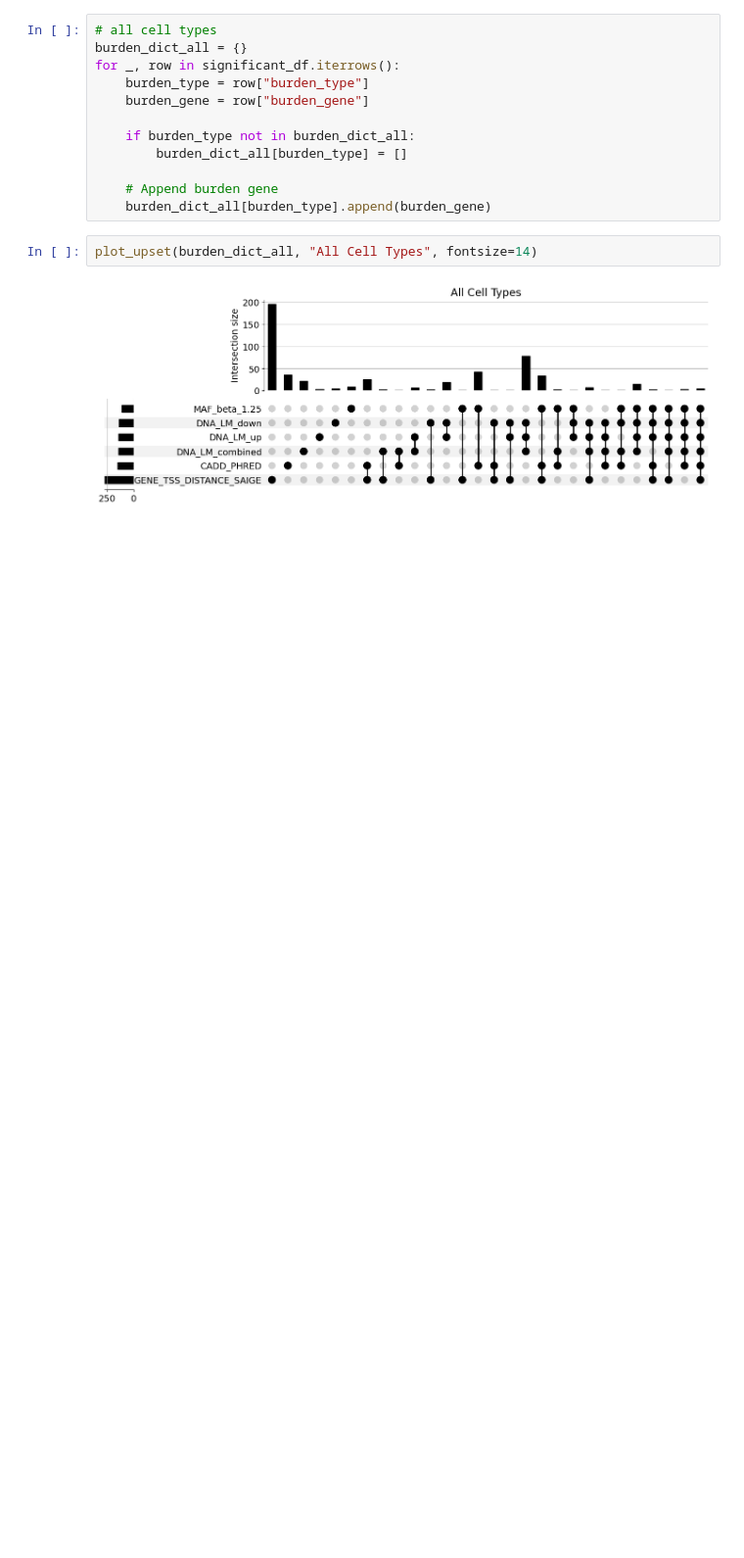
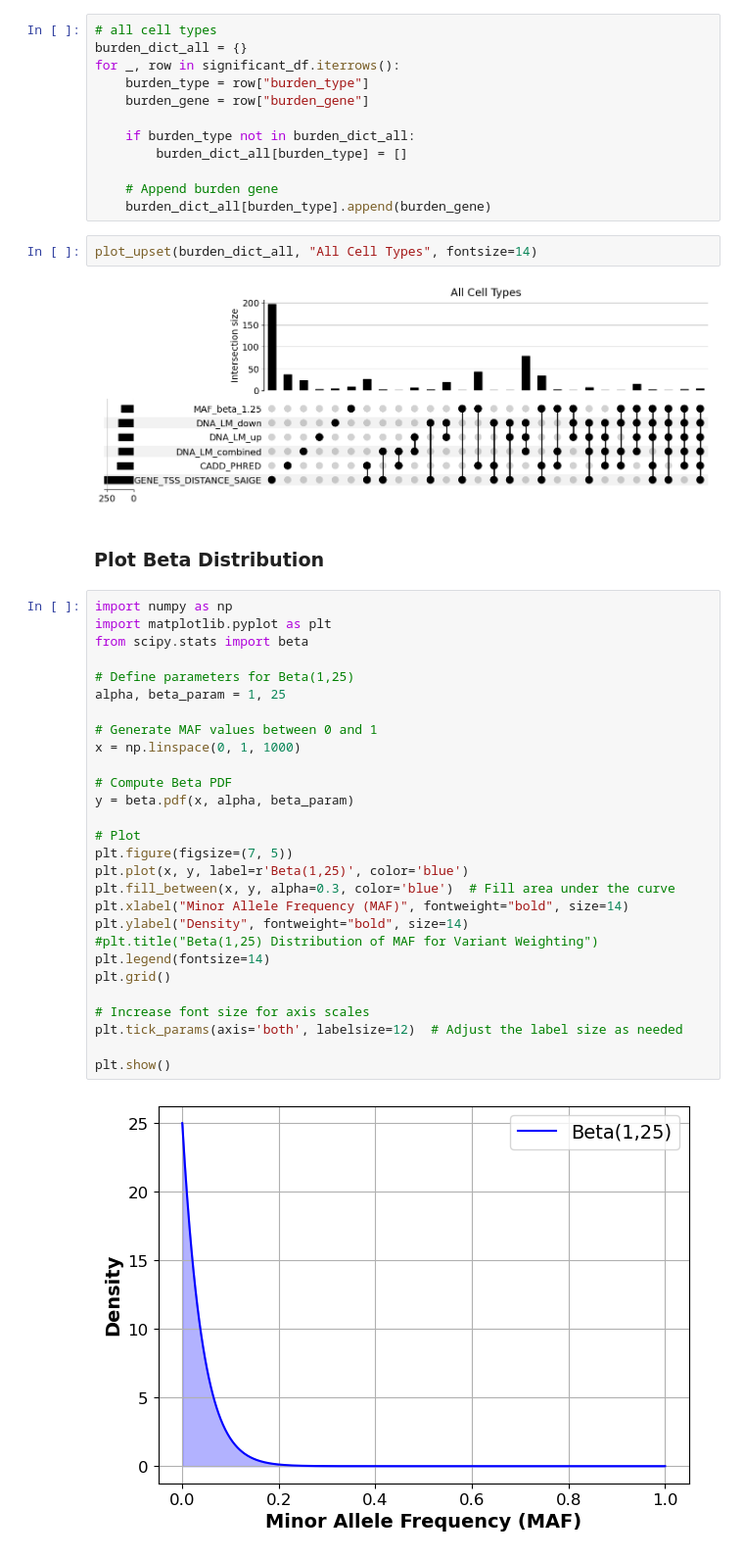
Before and after one commit to theislab/cellink, a Jupyter notebook: docs/notebooks/eval_results_summary_plots.ipynb, the cells around one changed output. Shown at 98% size. Saved outputs shown, nothing was run; the diff lists cells and outputs as text; blank space fills up the shorter version.

```diff
--- a/docs/notebooks/eval_results_summary_plots.ipynb
+++ b/docs/notebooks/eval_results_summary_plots.ipynb
@@ -164,3 +129,35 @@ for _, row in significant_df.iterrows():
 plot_upset(burden_dict_all, "All Cell Types", fontsize=14)
 # %% [output]
 [figure]
+# %% [markdown]
+### Plot Beta Distribution
+# %%
+import numpy as np
+import matplotlib.pyplot as plt
+from scipy.stats import beta
+
+# Define parameters for Beta(1,25)
+alpha, beta_param = 1, 25
+
+# Generate MAF values between 0 and 1
+x = np.linspace(0, 1, 1000)
+
+# Compute Beta PDF
+y = beta.pdf(x, alpha, beta_param)
+
+# Plot
+plt.figure(figsize=(7, 5))
+plt.plot(x, y, label=r'Beta(1,25)', color='blue')
+plt.fill_between(x, y, alpha=0.3, color='blue')  # Fill area under the curve
+plt.xlabel("Minor Allele Frequency (MAF)", fontweight="bold", size=14)
+plt.ylabel("Density", fontweight="bold", size=14)
+#plt.title("Beta(1,25) Distribution of MAF for Variant Weighting")
+plt.legend(fontsize=14)
+plt.grid()
+
+# Increase font size for axis scales
+plt.tick_params(axis='both', labelsize=12)  # Adjust the label size as needed
+
+plt.show()
+# %% [output]
+[figure, added]
```
Also changed, not shown: parts of 15 cells of this notebook, 4 other files.
